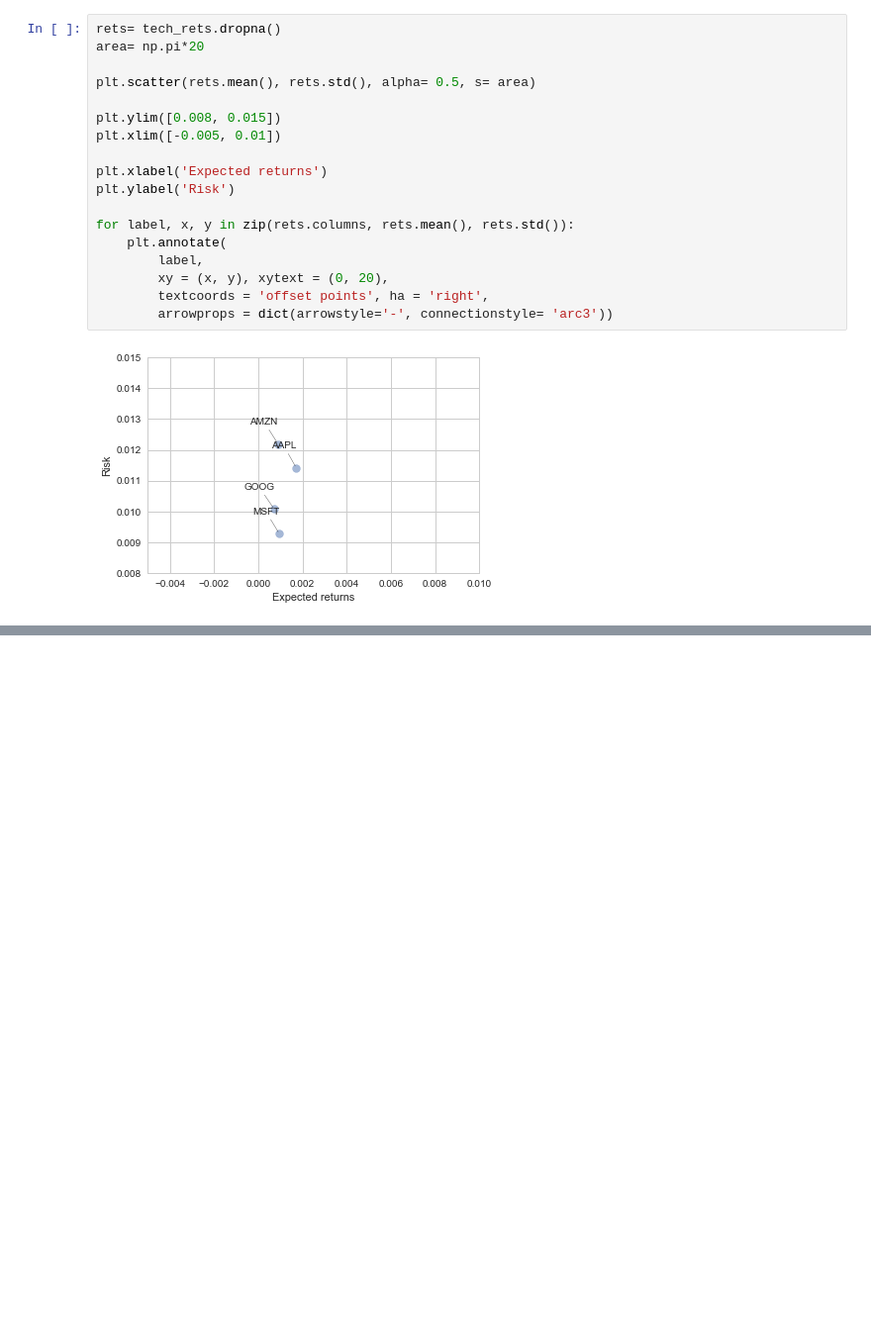
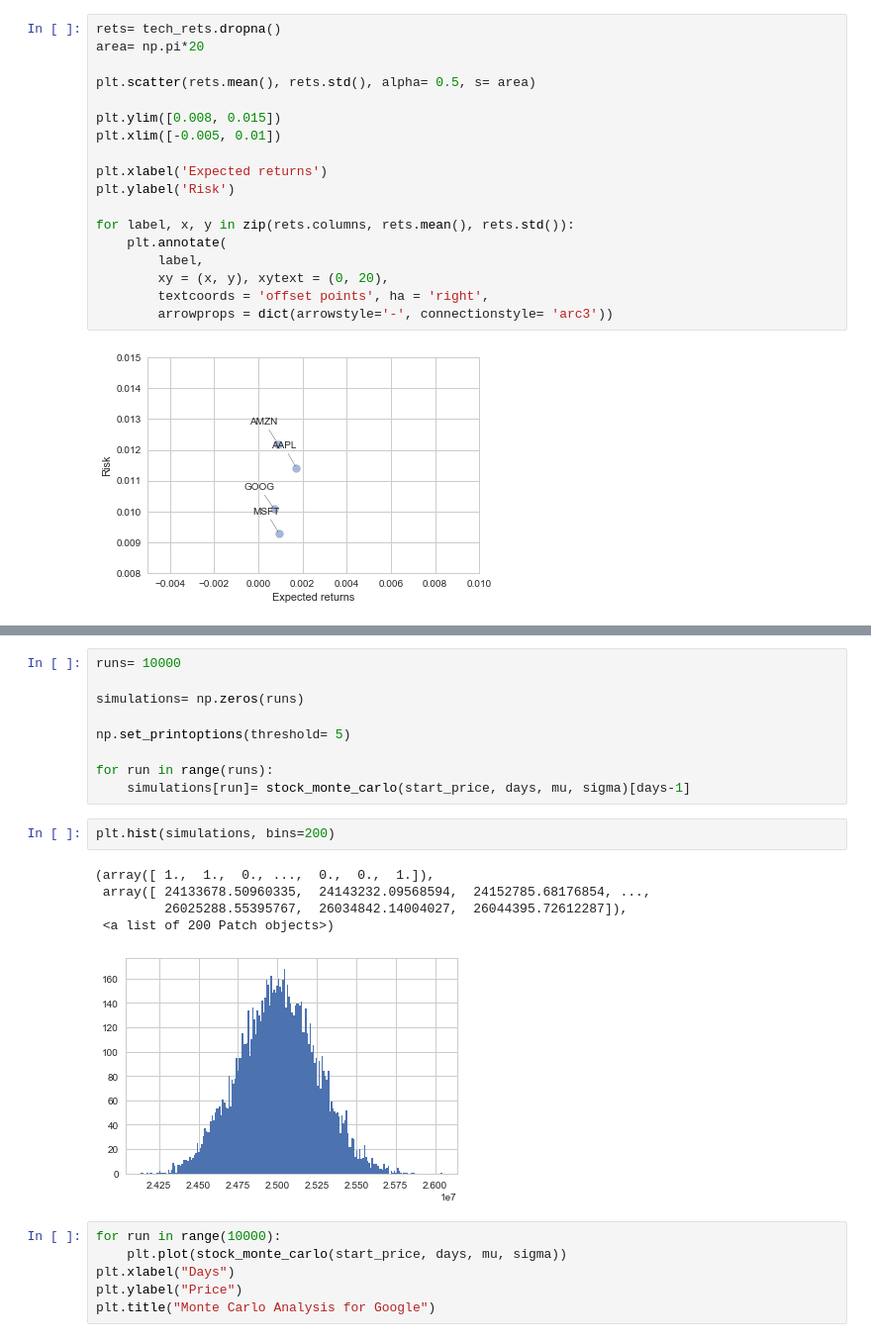
Before and after one commit to wordpray/study_udemy, a Jupyter notebook: Lec60-65_株価のデータ解析.ipynb, the cells around one changed output, grey strips where cells are left out. Shown at 99% size. Cells and saved outputs as stored; diff of their text form; blank space fills up the shorter version.

```diff
--- a/Lec60-65_株価のデータ解析.ipynb
+++ b/Lec60-65_株価のデータ解析.ipynb
@@ -193,0 +266,23 @@ for label, x, y in zip(rets.columns, rets.mean(), rets.std()):
+# %%
+runs= 10000
+
+simulations= np.zeros(runs)
+
+np.set_printoptions(threshold= 5)
+
+for run in range(runs):
+    simulations[run]= stock_monte_carlo(start_price, days, mu, sigma)[days-1]
+# %%
+plt.hist(simulations, bins=200)
+# %% [output]
+(array([ 1.,  1.,  0., ...,  0.,  0.,  1.]),
+ array([ 24133678.50960335,  24143232.09568594,  24152785.68176854, ...,
+         26025288.55395767,  26034842.14004027,  26044395.72612287]),
+ <a list of 200 Patch objects>)
+[figure, added]
+# %%
+for run in range(10000):
+    plt.plot(stock_monte_carlo(start_price, days, mu, sigma))
+plt.xlabel("Days")
+plt.ylabel("Price")
+plt.title("Monte Carlo Analysis for Google")
```
Also changed, not shown: parts of 9 cells of this notebook.
